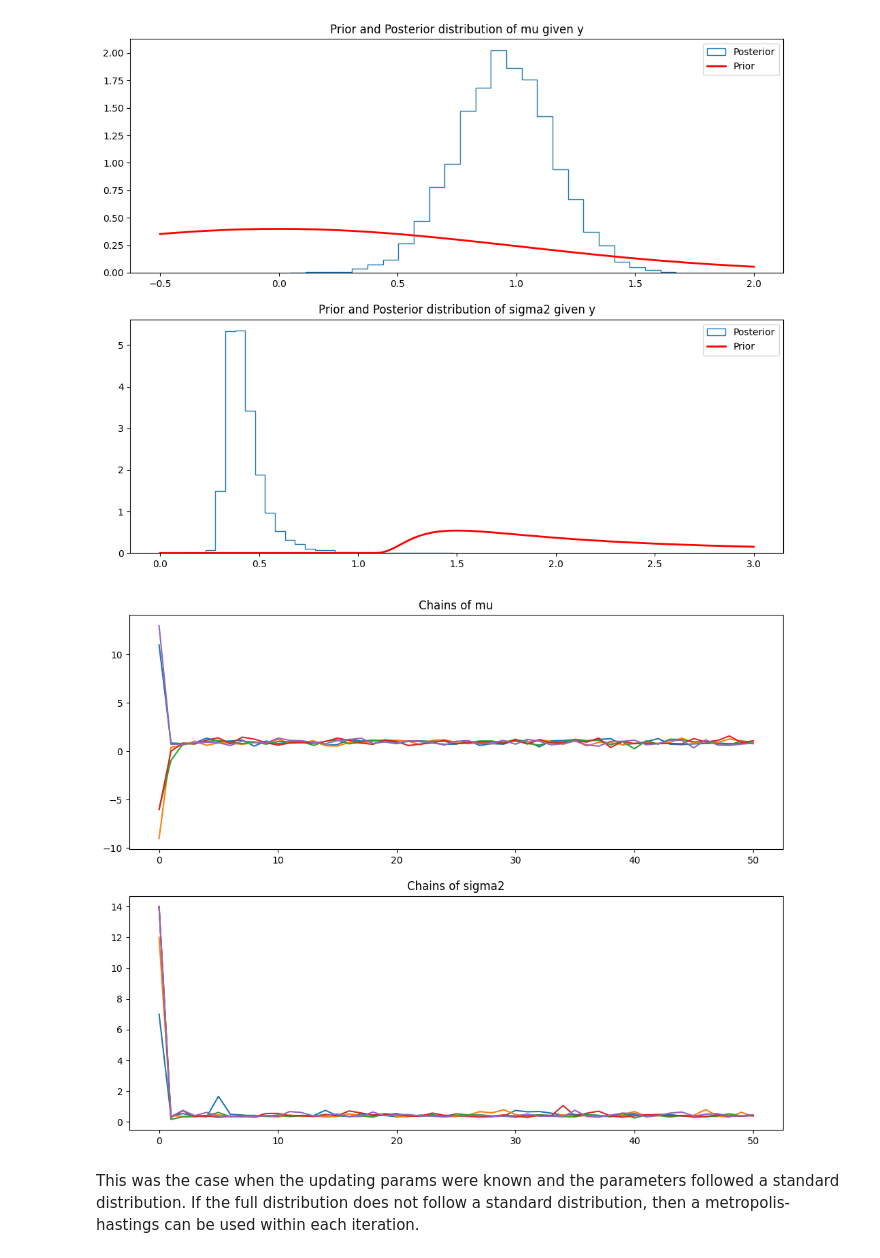
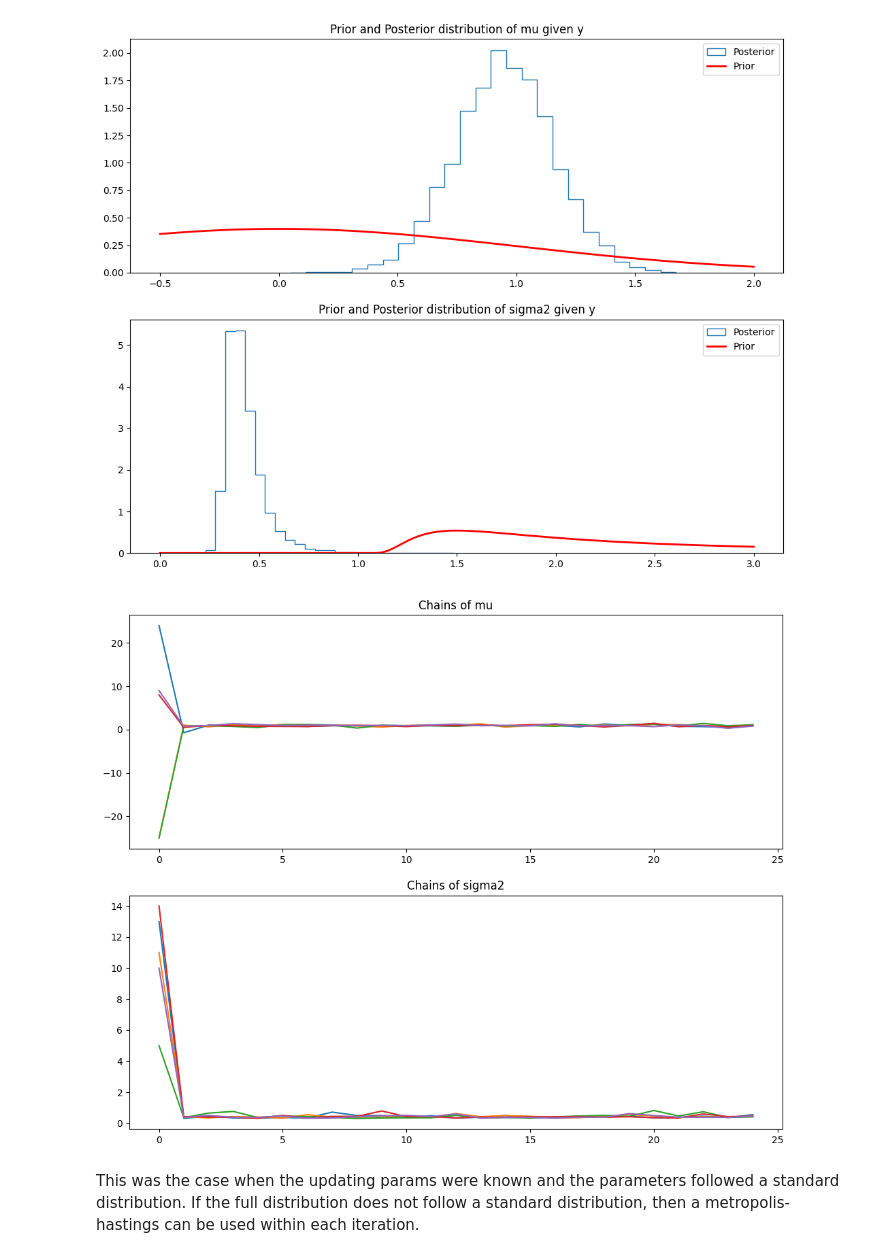
Before and after one commit to myckim1/Bayesian_Course, a Jupyter notebook: Bayesian.ipynb, the cells around one changed output. Saved outputs shown, nothing was run; the diff lists cells and outputs as text; code cells hidden in the pictures.

```diff
--- a/Bayesian.ipynb
+++ b/Bayesian.ipynb
@@ -458,26 +460,26 @@ plt.show()
 # %%
 #Check for divergence using multiple chains with different initial values
 n_chains = 5
-n_iter = 50
+n_iter = 1000
 res = np.zeros((n_chains, n_iter+1, 2))
 for i in range(n_chains):
     initial_guess = {'mu': np.random.randint(low = -25, high = 25), 'sigma2': np.random.randint(low = 5, high = 15)}
     res[i,:,:] = gibbs_sampler(y, n_iter, initial_guess, prior)
 
 #Burn in was not removed to show the evolution of the chain and how it converges to the same value.
 #Plot the chains
 fig, axes = plt.subplots(2, 1, figsize=(12, 12))
 fig.subplots_adjust(left=0.1, right=0.9, bottom=0.25)
 
 for i in range(n_chains):
-    axes[0].plot(res[i,:,0])
-    axes[1].plot(res[i,:,1])
+    axes[0].plot(res[i,:25,0])
+    axes[1].plot(res[i,:25,1])
 
 axes[0].set_title("Chains of mu")
 axes[1].set_title("Chains of sigma2")
 plt.show()
 # %% [output]
-[figure, old version]
+[figure, new version]
 # %% [markdown]
 This was the case when the updating params were known and the parameters followed a standard distribution. If the full distribution does not follow a standard distribution, then a metropolis-hastings can be used within each iteration.
 # %% [markdown]
```
Also changed, not shown: parts of 12 cells of this notebook.
